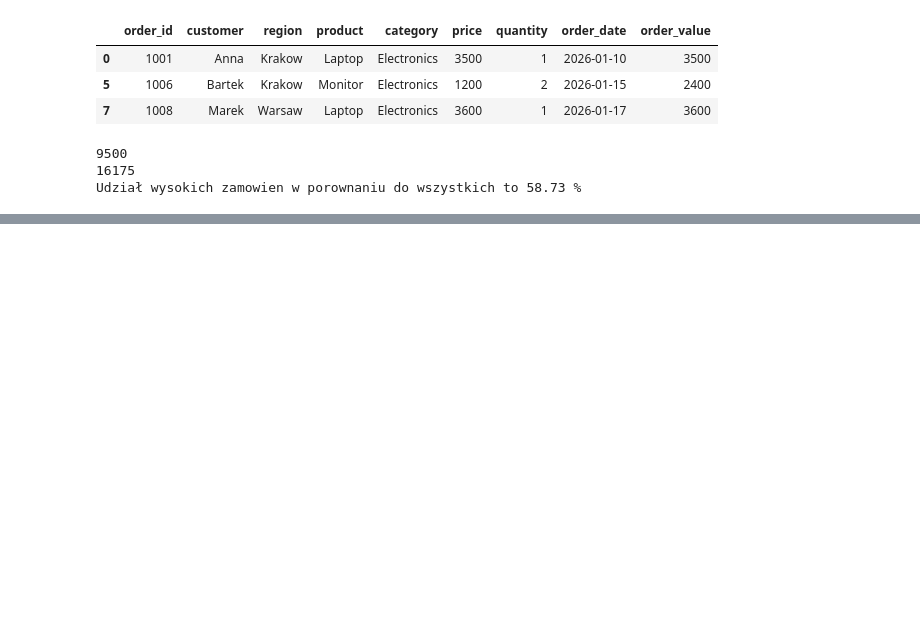
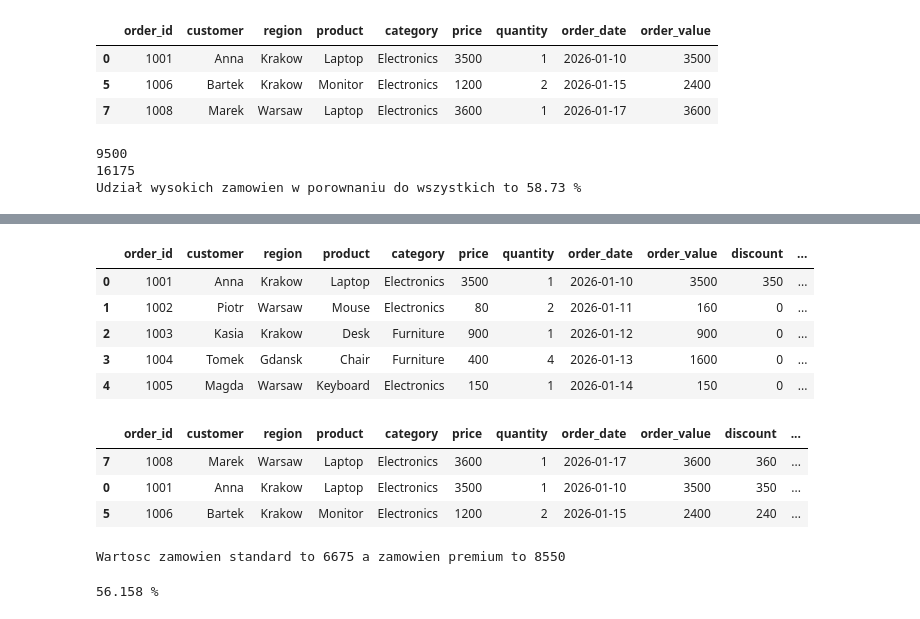
Before and after one commit to Matporz/python-data-practice, a Jupyter notebook: analysis.ipynb, the cells around one changed output, grey strips where cells are left out. Cells and saved outputs as stored; diff of their text form; code cells hidden in the pictures; blank space fills up the shorter version.

```diff
--- a/analysis.ipynb
+++ b/analysis.ipynb
@@ -140,0 +187,30 @@ Udział wysokich zamowien w porownaniu do wszystkich to 58.73 %
+# %%
+df['segment'] = "standard"
+df.loc[df['order_value'] > 2000, 'segment'] = 'premium'
+df.head()
+# %% [output]
+|  | order_id | customer | region | product | category | price | quantity | order_date | order_value | discount | ... |
+| 0 | 1001 | Anna | Krakow | Laptop | Electronics | 3500 | 1 | 2026-01-10 | 3500 | 350 | ... |
+| 1 | 1002 | Piotr | Warsaw | Mouse | Electronics | 80 | 2 | 2026-01-11 | 160 | 0 | ... |
+| 2 | 1003 | Kasia | Krakow | Desk | Furniture | 900 | 1 | 2026-01-12 | 900 | 0 | ... |
+| 3 | 1004 | Tomek | Gdansk | Chair | Furniture | 400 | 4 | 2026-01-13 | 1600 | 0 | ... |
+| 4 | 1005 | Magda | Warsaw | Keyboard | Electronics | 150 | 1 | 2026-01-14 | 150 | 0 | ... |
+# %%
+sorted_final_price = df.sort_values('final_price', ascending = False)
+sorted_final_price.head(3)
+# %% [output]
+|  | order_id | customer | region | product | category | price | quantity | order_date | order_value | discount | ... |
+| 7 | 1008 | Marek | Warsaw | Laptop | Electronics | 3600 | 1 | 2026-01-17 | 3600 | 360 | ... |
+| 0 | 1001 | Anna | Krakow | Laptop | Electronics | 3500 | 1 | 2026-01-10 | 3500 | 350 | ... |
+| 5 | 1006 | Bartek | Krakow | Monitor | Electronics | 1200 | 2 | 2026-01-15 | 2400 | 240 | ... |
+# %%
+total_standard = df.groupby('segment')['final_price'].sum()
+total_standard
+print(f"Wartosc zamowien standard to {total_standard['standard']} a zamowien premium to {total_standard['premium']}")
+# %% [output]
+Wartosc zamowien standard to 6675 a zamowien premium to 8550
+# %%
+part_premium_of_revenue = ((total_standard['premium'] / df['final_price'].sum()) * 100).round(3)
+print(f"{part_premium_of_revenue} %")
+# %% [output]
+56.158 %
```
Also changed, not shown: parts of 11 cells of this notebook.
